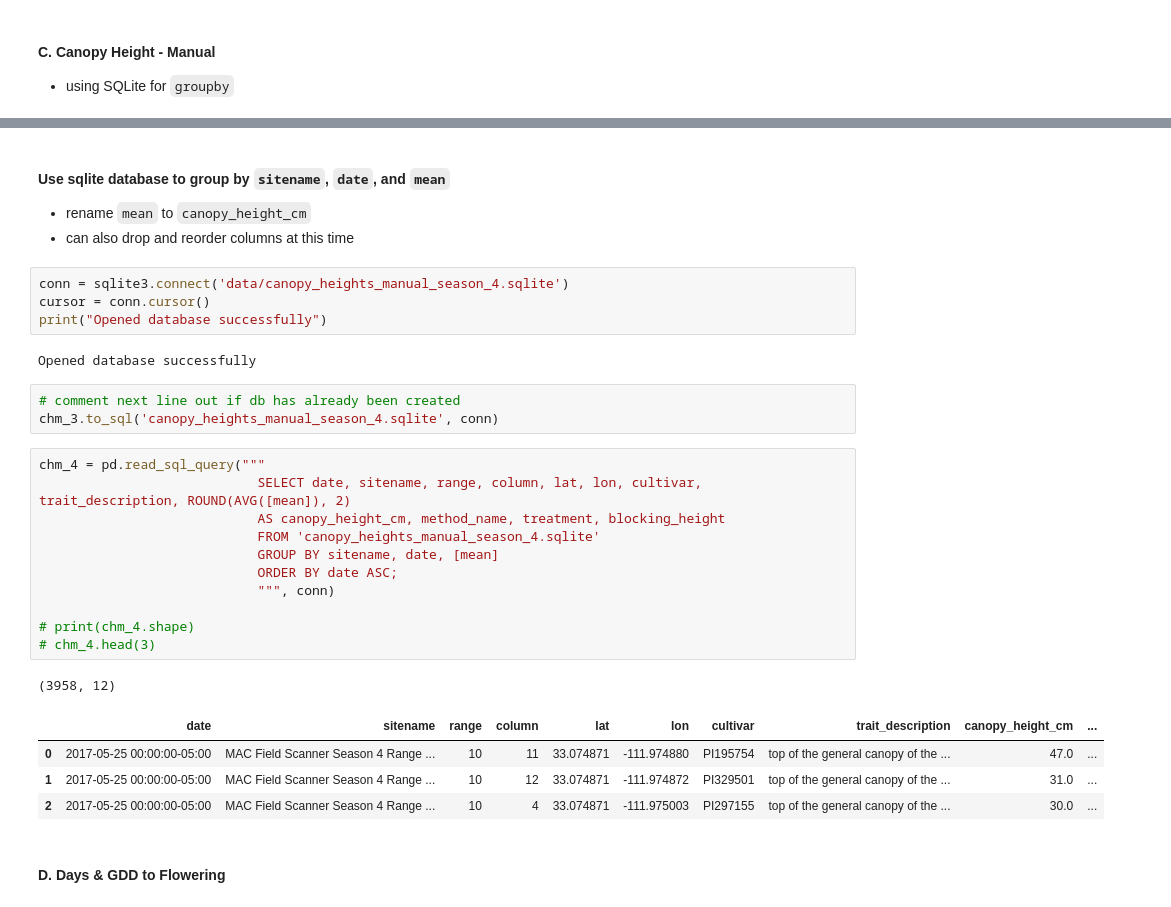
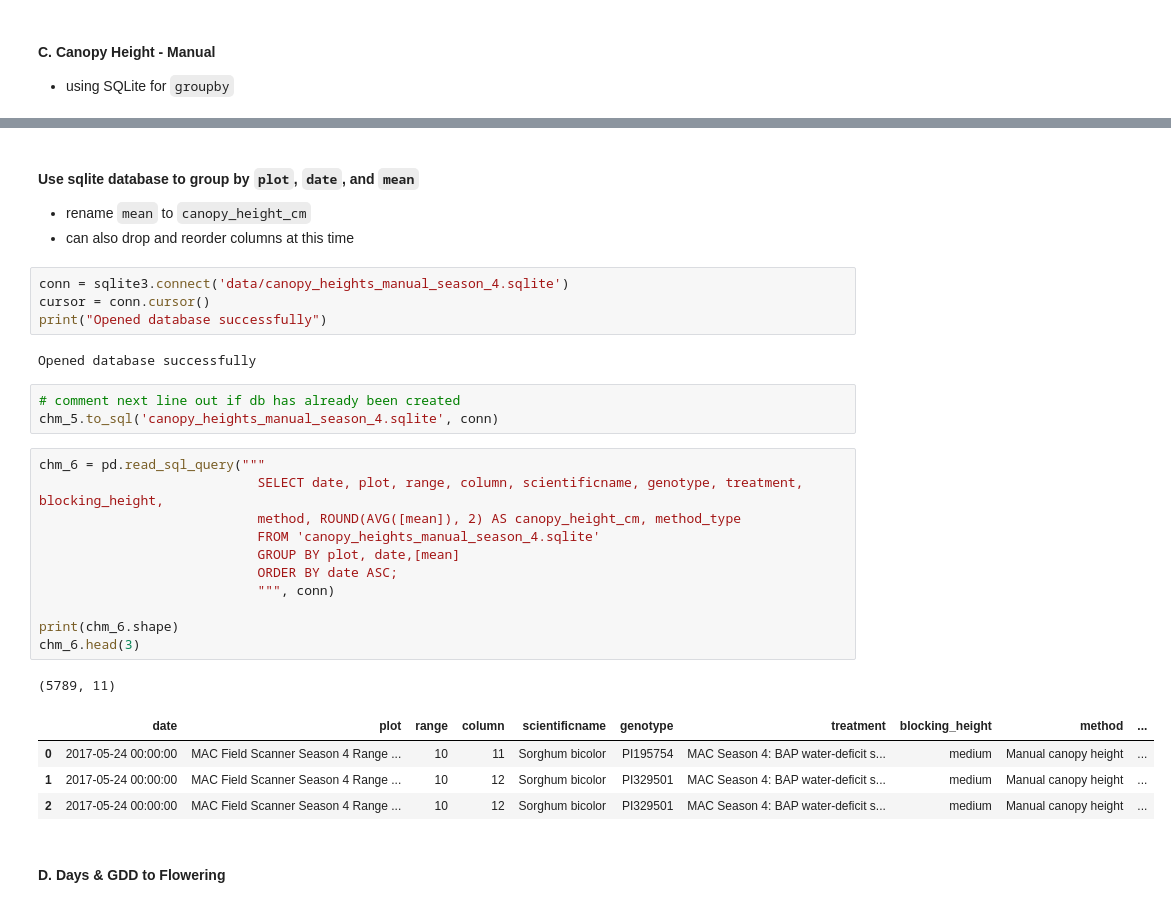
Before and after one commit to genophenoenvo/terraref-datasets, a Jupyter notebook: notebooks/mac_season_4_data_cleaning.ipynb, the cells around one changed output, grey strips where cells are left out. Cells and saved outputs as stored; diff of their text form.

```diff
--- a/notebooks/mac_season_4_data_cleaning.ipynb
+++ b/notebooks/mac_season_4_data_cleaning.ipynb
@@ -277,5 +502,5 @@ chm_3 = add_season_4_blocking_height(chm_2, 'range')
 # %% [markdown]
-#### Use sqlite database to group by `sitename`, `date`, and `mean`
+#### Use sqlite database to group by `plot`, `date`, and `mean`
 - rename `mean` to `canopy_height_cm`
 - can also drop and reorder columns at this time
 # %%
@@ -286,24 +511,24 @@ print("Opened database successfully")
 Opened database successfully
 # %%
 # comment next line out if db has already been created
-chm_3.to_sql('canopy_heights_manual_season_4.sqlite', conn)
+chm_5.to_sql('canopy_heights_manual_season_4.sqlite', conn)
 # %%
-chm_4 = pd.read_sql_query("""
-                            SELECT date, sitename, range, column, lat, lon, cultivar, trait_description, ROUND(AVG([mean]), 2)
-                            AS canopy_height_cm, method_name, treatment, blocking_height
+chm_6 = pd.read_sql_query("""
+                            SELECT date, plot, range, column, scientificname, genotype, treatment, blocking_height,
+                            method, ROUND(AVG([mean]), 2) AS canopy_height_cm, method_type
                             FROM 'canopy_heights_manual_season_4.sqlite'
-                            GROUP BY sitename, date, [mean]
+                            GROUP BY plot, date,[mean]
                             ORDER BY date ASC;
                             """, conn)
 
-# print(chm_4.shape)
-# chm_4.head(3)
+print(chm_6.shape)
+chm_6.head(3)
 # %% [output]
-(3958, 12)
+(5789, 11)
-|  | date | sitename | range | column | lat | lon | cultivar | trait_description | canopy_height_cm | ... |
-| 0 | 2017-05-25 00:00:00-05:00 | MAC Field Scanner Season 4 Range ... | 10 | 11 | 33.074871 | -111.974880 | PI195754 | top of the general canopy of the ... | 47.0 | ... |
-| 1 | 2017-05-25 00:00:00-05:00 | MAC Field Scanner Season 4 Range ... | 10 | 12 | 33.074871 | -111.974872 | PI329501 | top of the general canopy of the ... | 31.0 | ... |
-| 2 | 2017-05-25 00:00:00-05:00 | MAC Field Scanner Season 4 Range ... | 10 | 4 | 33.074871 | -111.975003 | PI297155 | top of the general canopy of the ... | 30.0 | ... |
+|  | date | plot | range | column | scientificname | genotype | treatment | blocking_height | method | ... |
+| 0 | 2017-05-24 00:00:00 | MAC Field Scanner Season 4 Range ... | 10 | 11 | Sorghum bicolor | PI195754 | MAC Season 4: BAP water-deficit s... | medium | Manual canopy height | ... |
+| 1 | 2017-05-24 00:00:00 | MAC Field Scanner Season 4 Range ... | 10 | 12 | Sorghum bicolor | PI329501 | MAC Season 4: BAP water-deficit s... | medium | Manual canopy height | ... |
+| 2 | 2017-05-24 00:00:00 | MAC Field Scanner Season 4 Range ... | 10 | 12 | Sorghum bicolor | PI329501 | MAC Season 4: BAP water-deficit s... | medium | Manual canopy height | ... |
 # %% [markdown]
 #### D. Days & GDD to Flowering
 # %%
```
Also changed, not shown: parts of 63 cells of this notebook.
